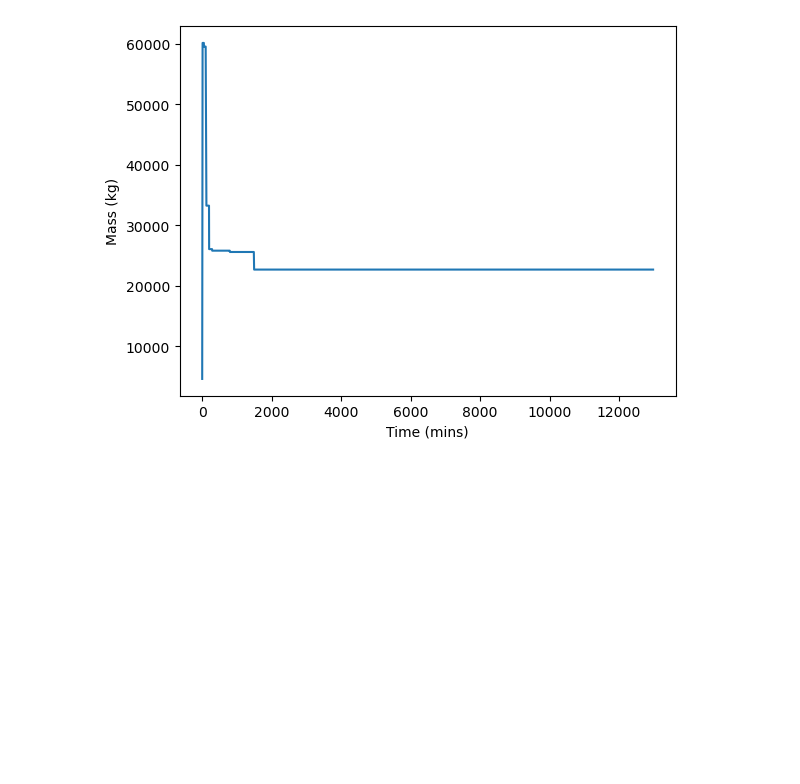
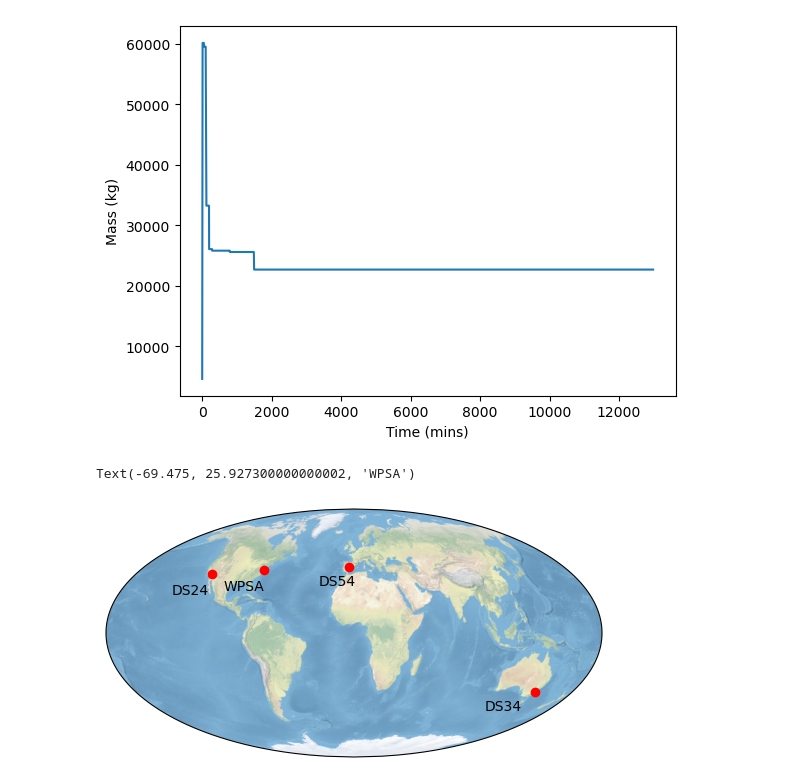
Before and after one commit to jwlandry10/artemis_nasa, a Jupyter notebook: code/Load_Data.ipynb, the cells around one changed output. Drawn from its saved outputs; the diff is of its cells as text; code cells hidden in the pictures; blank space fills up the shorter version.

```diff
--- a/code/Load_Data.ipynb
+++ b/code/Load_Data.ipynb
@@ -383,3 +384,31 @@ ax.set_ylabel('Mass (kg)')
 # %% [output]
 Text(0, 0.5, 'Mass (kg)')
 [figure]
+# %%
+ax = plt.axes(projection=ccrs.Mollweide())
+ax.stock_img()
+ds24_lon, ds24_lat = -116.875, 35.3399
+ds34_lon, ds34_lat = 148.982, -35.3985
+ds54_lon, ds54_lat = -4.2541, 40.4256
+wpsa_lon, wpsa_lat = -75.475, 37.9273
+
+plt.plot([ds24_lon, ds34_lon, ds54_lon, wpsa_lon], [ds24_lat, ds34_lat, ds54_lat, wpsa_lat],
+         marker='o', linestyle='None', color='red',
+         transform=ccrs.PlateCarree(),
+         )
+
+plt.text(ds24_lon + 6, ds24_lat - 12, 'DS24',
+         horizontalalignment='right',
+         transform=ccrs.Geodetic())
+plt.text(ds34_lon + 6, ds34_lat - 12, 'DS34',
+         horizontalalignment='right',
+         transform=ccrs.Geodetic())
+plt.text(ds54_lon + 6, ds54_lat - 12, 'DS54',
+         horizontalalignment='right',
+         transform=ccrs.Geodetic())
+plt.text(wpsa_lon + 6, wpsa_lat - 12, 'WPSA',
+         horizontalalignment='right',
+         transform=ccrs.Geodetic())
+# %% [output]
+Text(-69.475, 25.927300000000002, 'WPSA')
+[figure, added]
```
Also changed, not shown: parts of 6 cells of this notebook, 2 other files.
